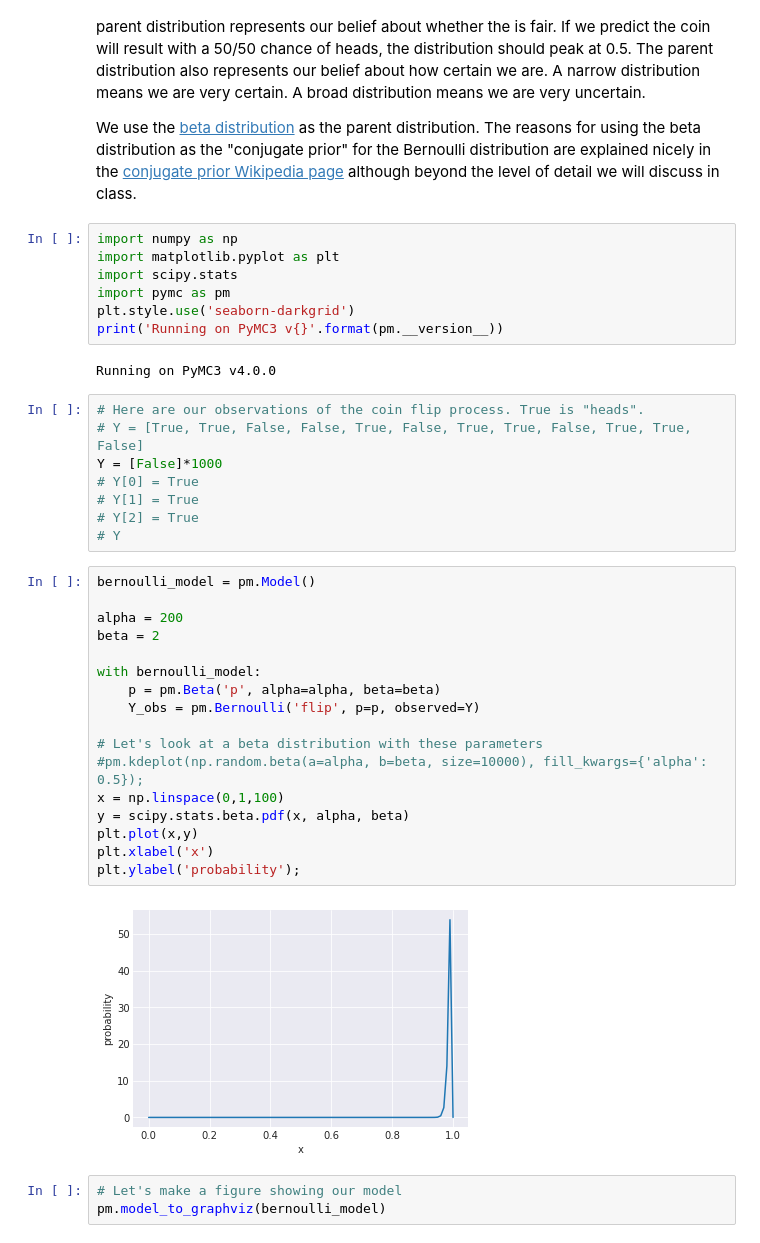
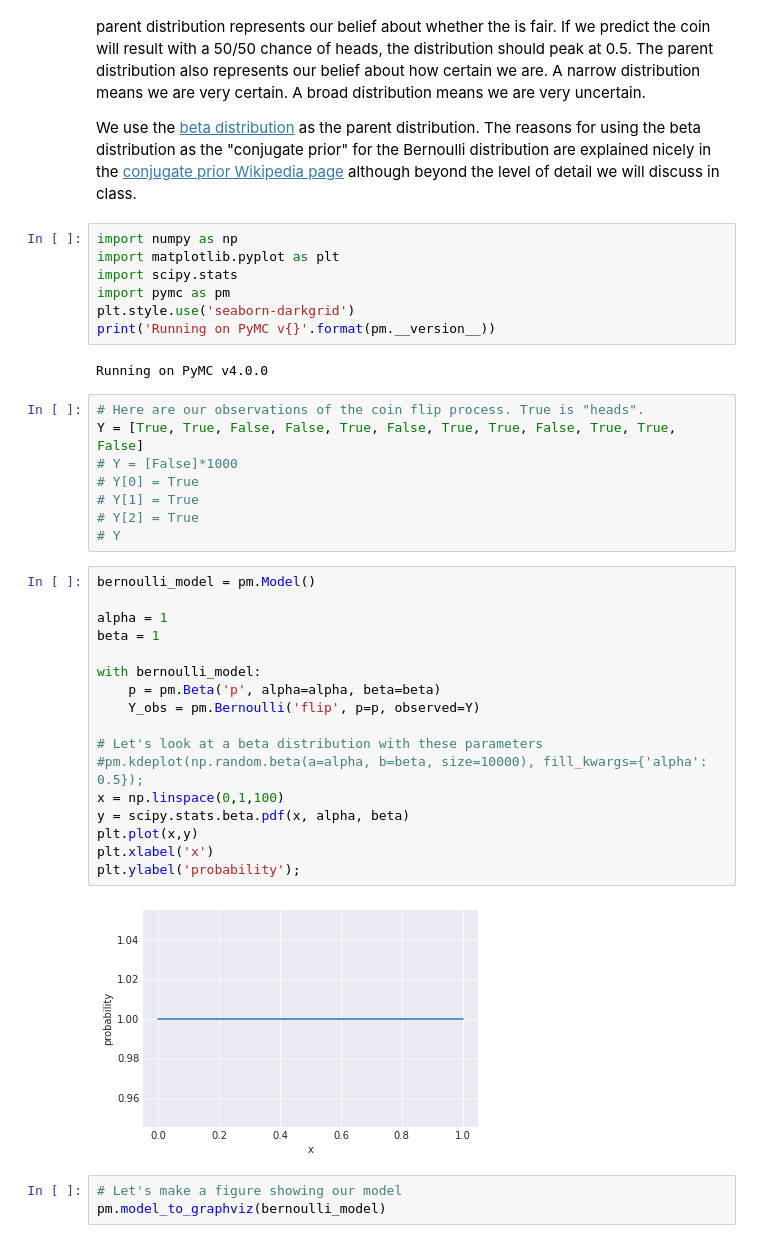
Before and after one commit to strawlab/wm01-tiger, a Jupyter notebook: lectures/lecture8/4 Bayesian Inference with MCMC.ipynb, the cells around one changed output. Saved outputs shown, nothing was run; the diff lists cells and outputs as text.

```diff
--- a/lectures/lecture8/4 Bayesian Inference with MCMC.ipynb
+++ b/lectures/lecture8/4 Bayesian Inference with MCMC.ipynb
@@ -12,13 +12,13 @@ import matplotlib.pyplot as plt
 import scipy.stats
 import pymc as pm
 plt.style.use('seaborn-darkgrid')
-print('Running on PyMC3 v{}'.format(pm.__version__))
+print('Running on PyMC v{}'.format(pm.__version__))
 # %% [output]
-Running on PyMC3 v4.0.0
+Running on PyMC v4.0.0
 # %%
 # Here are our observations of the coin flip process. True is "heads".
-# Y = [True, True, False, False, True, False, True, True, False, True, True, False]
-Y = [False]*1000
+Y = [True, True, False, False, True, False, True, True, False, True, True, False]
+# Y = [False]*1000
 # Y[0] = True
 # Y[1] = True
 # Y[2] = True
@@ -26,22 +26,22 @@ Y = [False]*1000
 # %%
 bernoulli_model = pm.Model()
 
-alpha = 200
-beta = 2
+alpha = 1
+beta = 1
 
 with bernoulli_model:
     p = pm.Beta('p', alpha=alpha, beta=beta)
     Y_obs = pm.Bernoulli('flip', p=p, observed=Y)
 
 # Let's look at a beta distribution with these parameters
 #pm.kdeplot(np.random.beta(a=alpha, b=beta, size=10000), fill_kwargs={'alpha': 0.5});
 x = np.linspace(0,1,100)
 y = scipy.stats.beta.pdf(x, alpha, beta)
 plt.plot(x,y)
 plt.xlabel('x')
 plt.ylabel('probability');
 # %% [output]
-[figure, old version]
+[figure, new version]
 # %%
 # Let's make a figure showing our model
 pm.model_to_graphviz(bernoulli_model)
```
Also changed, not shown: parts of 7 cells of this notebook, 2 other files.
